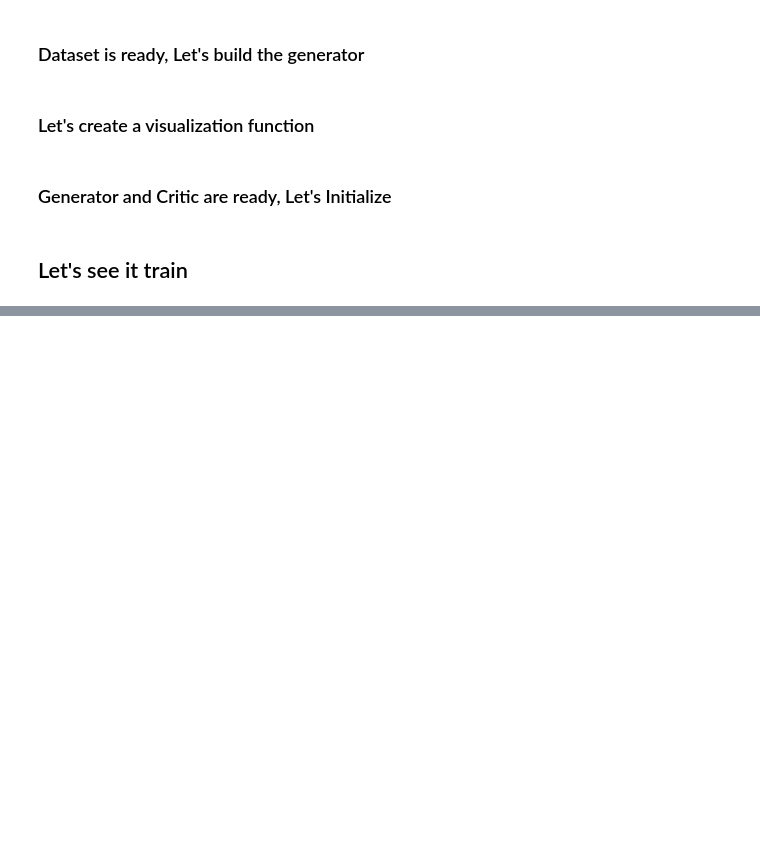
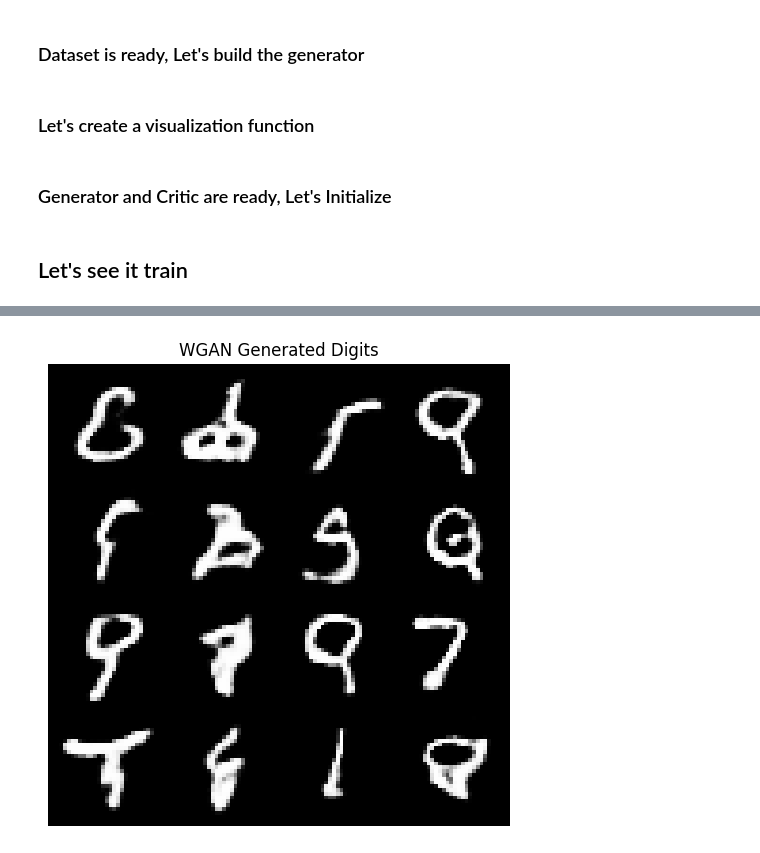
Before and after one commit to Ak62007/Deep-Generative-Modelling, a Jupyter notebook: notebooks/WGAN.ipynb, the cells around one changed output, grey strips where cells are left out. Saved outputs shown, nothing was run; the diff lists cells and outputs as text; code cells hidden in the pictures; blank space fills up the shorter version.

Commit message:
shown the results of the WGAN

```diff
--- a/notebooks/WGAN.ipynb
+++ b/notebooks/WGAN.ipynb
@@ -234,0 +244,9 @@ KeyboardInterrupt:
+# %%
+saved_model_path = project_root / "data" / "W_dcgan_checkpoint.pth"
+checkpoint = torch.load(saved_model_path, map_location=device)
+# %%
+trained_generator = Generator(checkpoint['noise_dim'])
+trained_critic = Critic()
+# %%
+trained_generator.load_state_dict(checkpoint['WGAN_generator'])
+trained_critic.load_state_dict(checkpoint['WGAN_critic'])
@@ -234,0 +268,8 @@ KeyboardInterrupt:
+# %%
+visualize_generated_digits(
+    generator=trained_generator,
+    noise_dim=checkpoint['noise_dim'],
+    device=device,
+)
+# %% [output]
+[figure, added]
```
Also changed, not shown: parts of 7 cells of this notebook, 2 other files.
